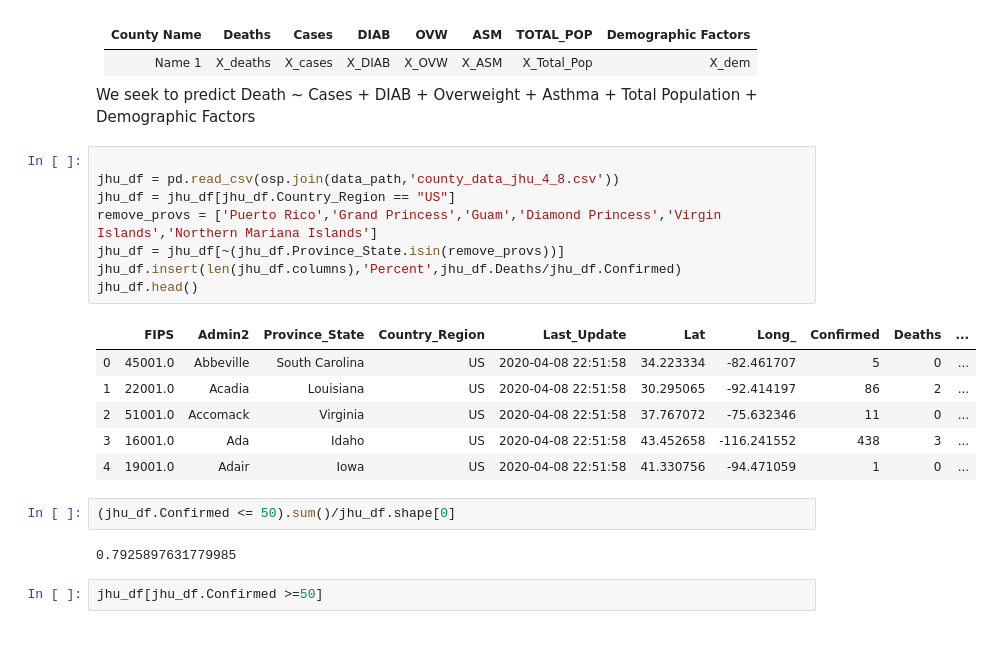
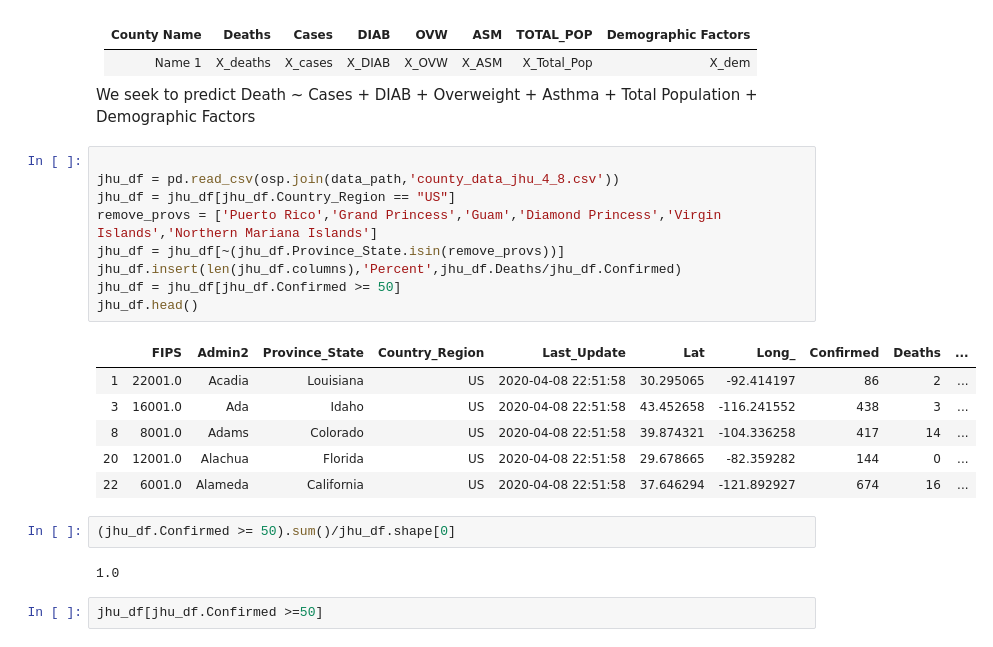
Before and after one commit to jemorgan1000/Regression_Final_Project, a Jupyter notebook: Notebooks/Preliminary_Analysis.ipynb, the cells around one changed output. Drawn from its saved outputs; the diff is of its cells as text.

```diff
--- a/Notebooks/Preliminary_Analysis.ipynb
+++ b/Notebooks/Preliminary_Analysis.ipynb
@@ -197,22 +197,23 @@ We seek to predict Death ~ Cases + DIAB + Overweight + Asthma + Total Population
 # %%
 
 jhu_df = pd.read_csv(osp.join(data_path,'county_data_jhu_4_8.csv'))
 jhu_df = jhu_df[jhu_df.Country_Region == "US"]
 remove_provs = ['Puerto Rico','Grand Princess','Guam','Diamond Princess','Virgin Islands','Northern Mariana Islands']
 jhu_df = jhu_df[~(jhu_df.Province_State.isin(remove_provs))]
 jhu_df.insert(len(jhu_df.columns),'Percent',jhu_df.Deaths/jhu_df.Confirmed)
+jhu_df = jhu_df[jhu_df.Confirmed >= 50]
 jhu_df.head()
 # %% [output]
 |  | FIPS | Admin2 | Province_State | Country_Region | Last_Update | Lat | Long_ | Confirmed | Deaths | ... |
-| 0 | 45001.0 | Abbeville | South Carolina | US | 2020-04-08 22:51:58 | 34.223334 | -82.461707 | 5 | 0 | ... |
 | 1 | 22001.0 | Acadia | Louisiana | US | 2020-04-08 22:51:58 | 30.295065 | -92.414197 | 86 | 2 | ... |
-| 2 | 51001.0 | Accomack | Virginia | US | 2020-04-08 22:51:58 | 37.767072 | -75.632346 | 11 | 0 | ... |
 | 3 | 16001.0 | Ada | Idaho | US | 2020-04-08 22:51:58 | 43.452658 | -116.241552 | 438 | 3 | ... |
-| 4 | 19001.0 | Adair | Iowa | US | 2020-04-08 22:51:58 | 41.330756 | -94.471059 | 1 | 0 | ... |
+| 8 | 8001.0 | Adams | Colorado | US | 2020-04-08 22:51:58 | 39.874321 | -104.336258 | 417 | 14 | ... |
+| 20 | 12001.0 | Alachua | Florida | US | 2020-04-08 22:51:58 | 29.678665 | -82.359282 | 144 | 0 | ... |
+| 22 | 6001.0 | Alameda | California | US | 2020-04-08 22:51:58 | 37.646294 | -121.892927 | 674 | 16 | ... |
 # %%
-(jhu_df.Confirmed <= 50).sum()/jhu_df.shape[0]
+(jhu_df.Confirmed >= 50).sum()/jhu_df.shape[0]
 # %% [output]
-0.7925897631779985
+1.0
 # %%
 jhu_df[jhu_df.Confirmed >=50]
 # %% [output]
```
Also changed, not shown: parts of 11 cells of this notebook, 34 other files.
